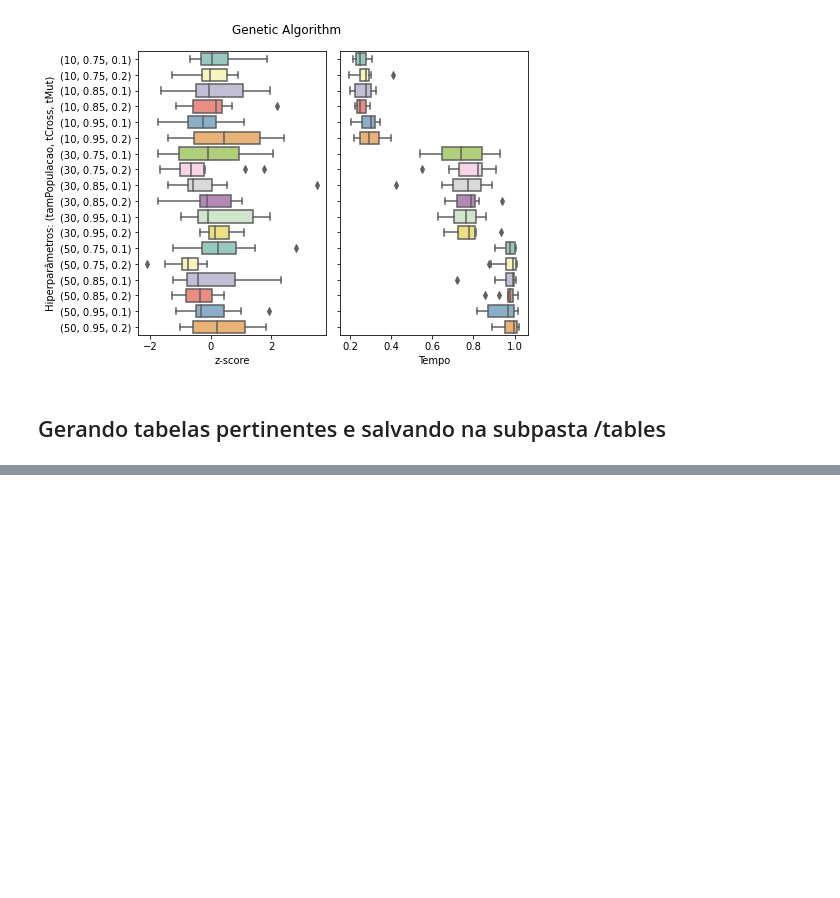
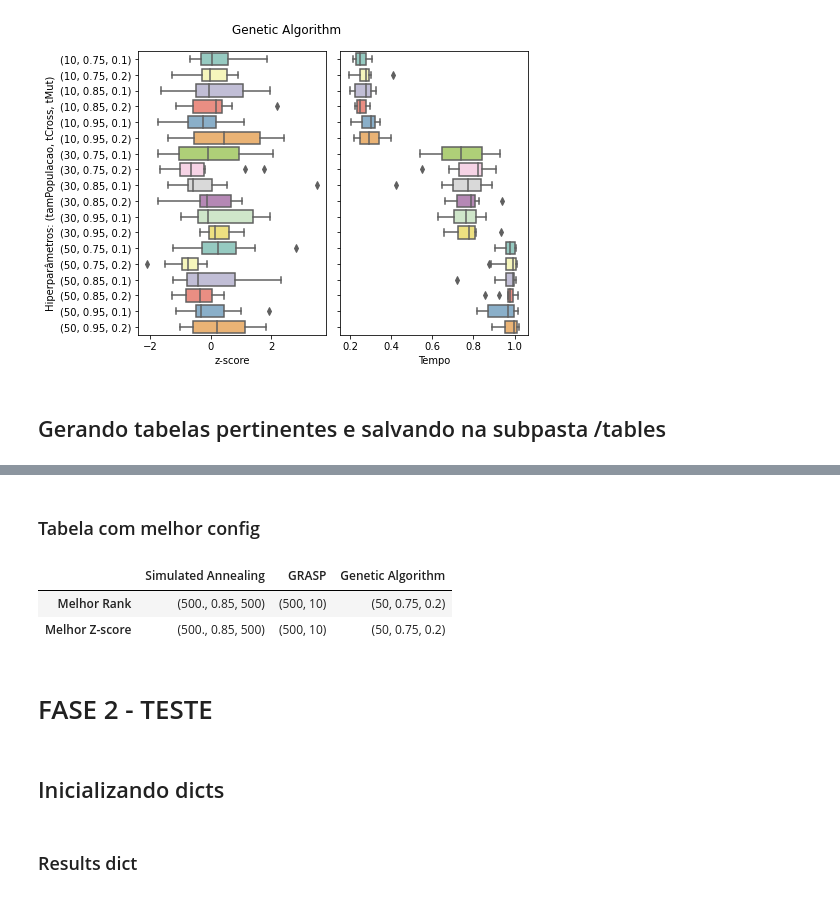
Before and after one commit to gabrielcipriano/trabalho-IA-2020-2, a Jupyter notebook: main.ipynb, the cells around one changed output, grey strips where cells are left out. Cells and saved outputs as stored; diff of their text form; code cells hidden in the pictures; blank space fills up the shorter version.

```diff
--- a/main.ipynb
+++ b/main.ipynb
@@ -243,0 +311,22 @@ for metodo_name, df in train_data_df.items():
+# %% [markdown]
+### Tabela com melhor config
+# %%
+best_ones = {}
+for m in metodos:
+    best_ones[m] = {}
+    best_ones[m]["Melhor Rank"] = ranks[m].index[0]
+    best_ones[m]["Melhor Z-score"] = statuses[m].index[0]
+
+best_ones_df = pd.DataFrame(best_ones)
+display(best_ones_df)
+
+with open(tables_path + "train_best_ones.tex", 'w') as file:
+        file.write(best_ones_df.to_latex(label="tab:train_best_ones"))
+# %% [output]
+|  | Simulated Annealing | GRASP | Genetic Algorithm |
+| Melhor Rank | (500., 0.85, 500) | (500, 10) | (50, 0.75, 0.2) |
+| Melhor Z-score | (500., 0.85, 500) | (500, 10) | (50, 0.75, 0.2) |
+# %% [markdown]
+# FASE 2 - TESTE
+# %% [markdown]
+## Inicializando dicts
@@ -243,0 +373,2 @@ for metodo_name, df in train_data_df.items():
+# %% [markdown]
+### Results dict
```
Also changed, not shown: parts of 11 cells of this notebook, 9 other files.
